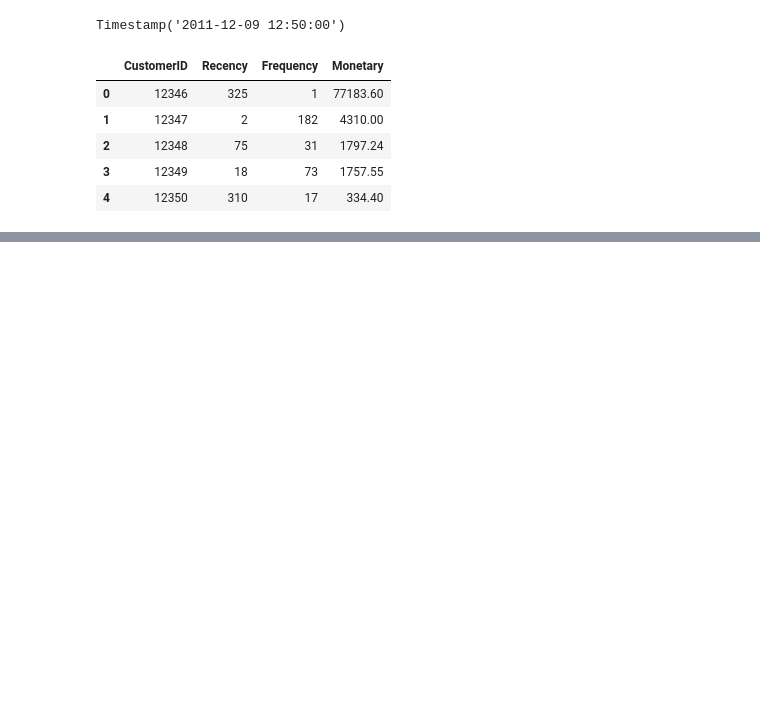
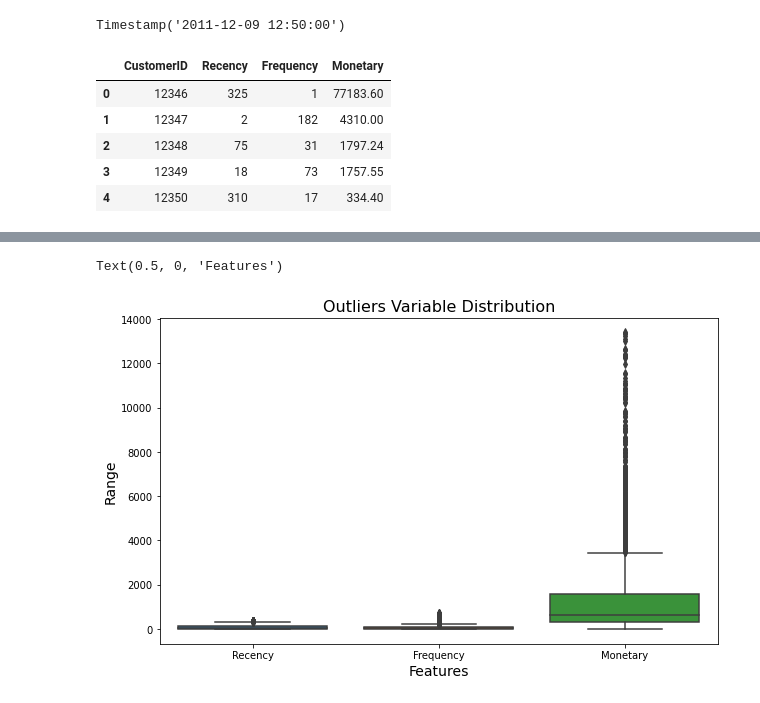
Before and after one commit to gopaljigupta45/Online_Retail_Customer_Segmentation, a Jupyter notebook: Online_Retail_Customer_Segmentation_Capstone_Project_GOPAL_JI_GUPTA_.ipynb, the cells around one changed output, grey strips where cells are left out. Saved outputs shown, nothing was run; the diff lists cells and outputs as text; code cells hidden in the pictures; blank space fills up the shorter version.

```diff
--- a/Online_Retail_Customer_Segmentation_Capstone_Project_GOPAL_JI_GUPTA_.ipynb
+++ b/Online_Retail_Customer_Segmentation_Capstone_Project_GOPAL_JI_GUPTA_.ipynb
@@ -558,0 +614,29 @@ rfm_df.reset_index().head()
+# %%
+# Now removing these outliers.
+# removing outliers from Recency column
+Q1 = rfm_df['Recency'].quantile(0.05)
+Q3 = rfm_df['Recency'].quantile(0.95)
+IQR = Q3 - Q1
+rfm_df = rfm_df [(rfm_df.Recency >= Q1 - 1.5*IQR) & (rfm_df.Recency <= Q3 + 1.5*IQR)]
+
+# outlier treatment for Frequency
+Q1 = rfm_df['Frequency'].quantile(0.05)
+Q3 = rfm_df['Frequency'].quantile(0.95)
+IQR = Q3 - Q1
+rfm_df  = rfm_df [(rfm_df.Frequency >= Q1 - 1.5*IQR) & (rfm_df.Frequency <= Q3 + 1.5*IQR)]
+
+# outlier treatment for Monetary
+Q1 = rfm_df['Monetary'].quantile(0.05)
+Q3 = rfm_df['Monetary'].quantile(0.95)
+IQR = Q3 - Q1
+rfm_df  = rfm_df [(rfm_df.Monetary >= Q1 - 1.5*IQR) & (rfm_df.Monetary <= Q3 + 1.5*IQR)]
+# %%
+# Again plotting Box plot of Recency, Frequency and Monetary to see the difference.
+plt.figure(figsize=(10,6))
+sns.boxplot(data = rfm_df[['Recency','Frequency','Monetary']])
+plt.title("Outliers Variable Distribution", fontsize = 16)
+plt.ylabel("Range", fontsize = 14)
+plt.xlabel("Features", fontsize = 14)
+# %% [output]
+Text(0.5, 0, 'Features')
+[figure, added]
```
Also changed, not shown: parts of 60 cells of this notebook.
